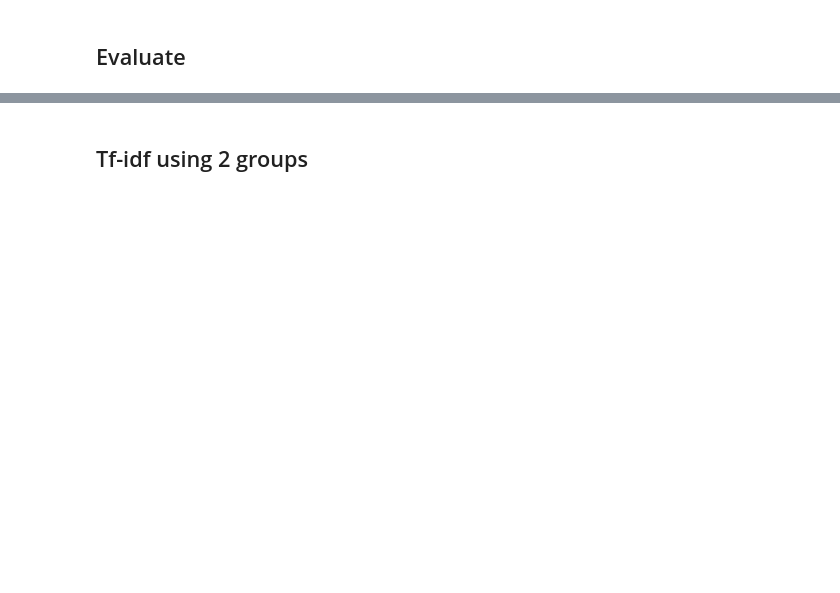
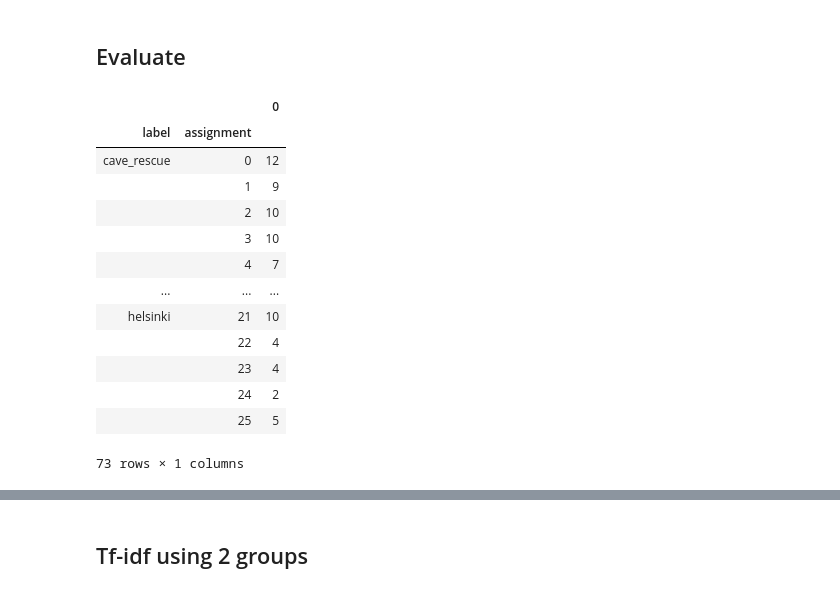
Before and after one commit to harin/cudsi-capstone-2019, a Jupyter notebook: clustering/doc2vec_clustering_evaluated.ipynb, the cells around one changed output, grey strips where cells are left out. Saved outputs shown, nothing was run; the diff lists cells and outputs as text; code cells hidden in the pictures; blank space fills up the shorter version.

```diff
--- a/clustering/doc2vec_clustering_evaluated.ipynb
+++ b/clustering/doc2vec_clustering_evaluated.ipynb
@@ -299,5 +284,23 @@ HTML(assignments.to_html())
 # %% [markdown]
 ## Evaluate
+# %%
+cluster_to_prediction = pd.DataFrame(articles[['label', 'assignment', 'canonicalUrl']].groupby(['label','assignment']).apply(lambda x: x['label'].count()))
+cluster_to_prediction
+# %% [output]
+|  |  | 0 |
+| label | assignment |  |
+| cave_rescue | 0 | 12 |
+|  | 1 | 9 |
+|  | 2 | 10 |
+|  | 3 | 10 |
+|  | 4 | 7 |
+| ... | ... | ... |
+| helsinki | 21 | 10 |
+|  | 22 | 4 |
+|  | 23 | 4 |
+|  | 24 | 2 |
+|  | 25 | 5 |
+73 rows × 1 columns
 # %%
 cluster_to_prediction = pd.DataFrame(articles[['label', 'assignment', 'canonicalUrl']].groupby("assignment").apply(lambda x: x['label'].mode()))
 cluster_to_prediction = cluster_to_prediction.reset_index().groupby('assignment').apply(lambda x: x.sample(1)).reset_index(drop = True)[['assignment', 0]]
```
Also changed, not shown: parts of 39 cells of this notebook.
